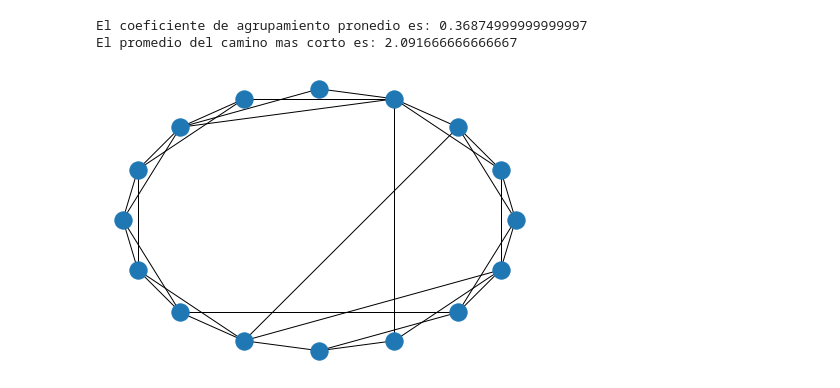
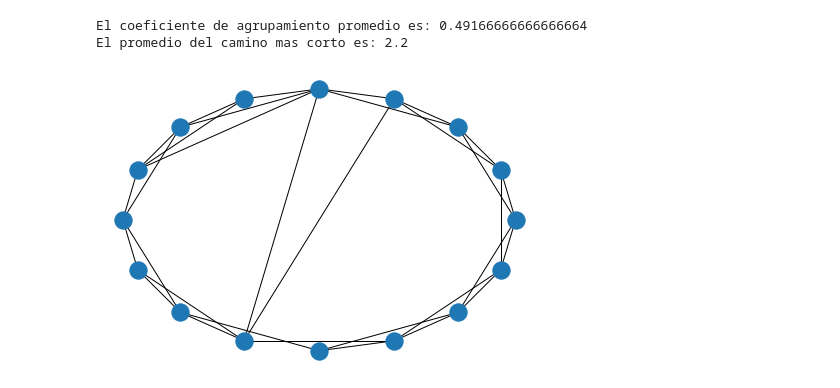
Before and after one commit to ErnestoCisnero/Probando-NetworkX-Tesis-Maestria, a Jupyter notebook: watts-strogatz.ipynb, the cells around one changed output. Saved outputs shown, nothing was run; the diff lists cells and outputs as text; code cells hidden in the pictures.

```diff
--- a/watts-strogatz.ipynb
+++ b/watts-strogatz.ipynb
@@ -2,12 +2,13 @@
 import networkx as nx
 import matplotlib.pyplot as plt
 # %%
-n, d = 16, 2
-G = nx.watts_strogatz_graph(n, 2*d, 0.2)
+n, k = 16, 2
+p = 0.1
+G = nx.watts_strogatz_graph(n, 2*k, p)
 nx.draw_circular(G)
-print("El coeficiente de agrupamiento pronedio es:",nx.average_clustering(G))
+print("El coeficiente de agrupamiento promedio es:",nx.average_clustering(G))
 print("El promedio del camino mas corto es:",nx.average_shortest_path_length(G))
 # %% [output]
-El coeficiente de agrupamiento pronedio es: 0.36874999999999997
-El promedio del camino mas corto es: 2.091666666666667
+El coeficiente de agrupamiento promedio es: 0.49166666666666664
+El promedio del camino mas corto es: 2.2
-[figure, old version]
+[figure, new version]
```
Also changed, not shown: 1 other file.
